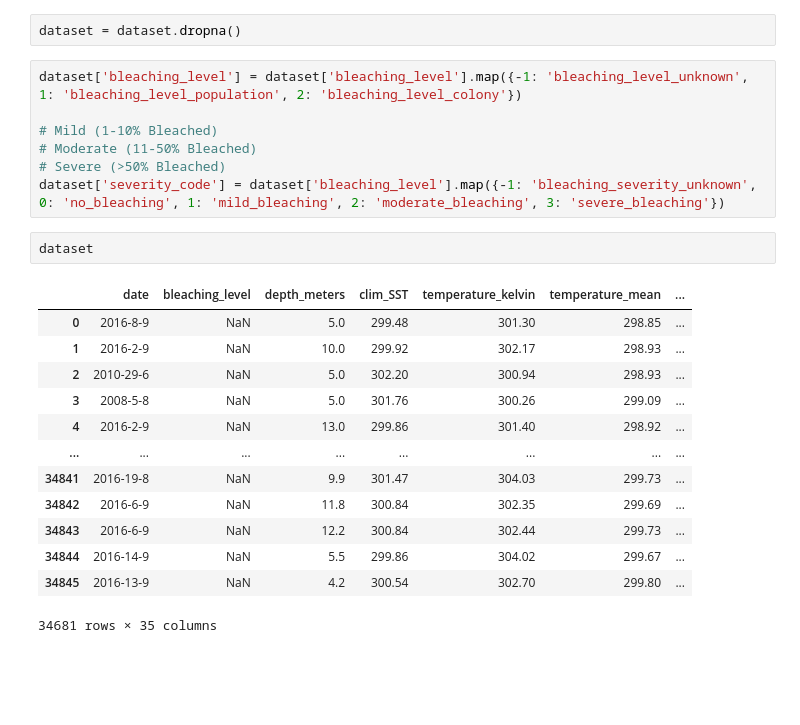
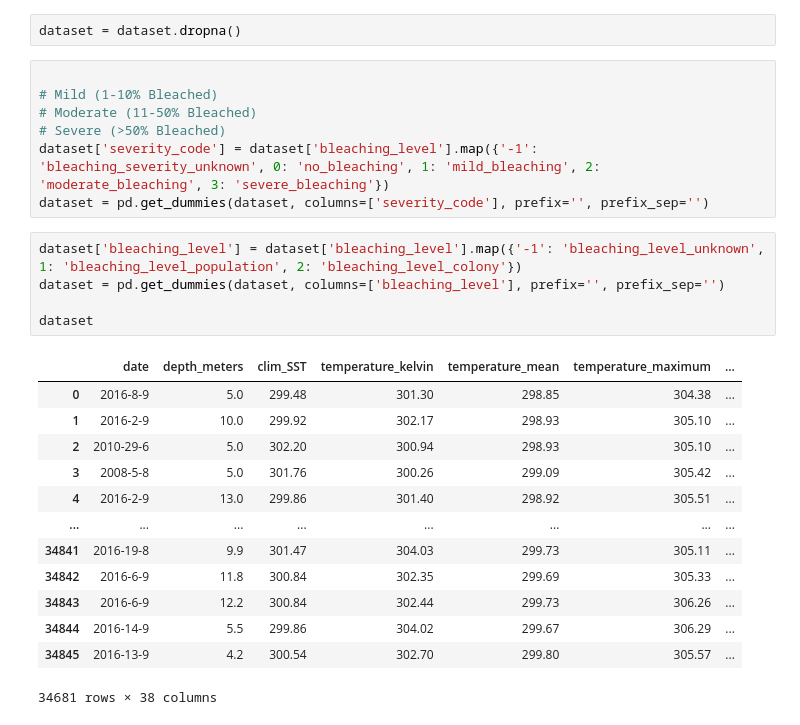
Before and after one commit to S-Romberg/ocean_temp_prediction, a Jupyter notebook: Linear Regression - Predicting Coral Bleaching/linear_regression.ipynb, the cells around one changed output. Drawn from its saved outputs; the diff is of its cells as text; blank space fills up the shorter version.

```diff
--- a/Linear Regression - Predicting Coral Bleaching/linear_regression.ipynb
+++ b/Linear Regression - Predicting Coral Bleaching/linear_regression.ipynb
@@ -71,25 +70,28 @@ dtype: int64
 # %%
 dataset = dataset.dropna()
 # %%
-dataset['bleaching_level'] = dataset['bleaching_level'].map({-1: 'bleaching_level_unknown', 1: 'bleaching_level_population', 2: 'bleaching_level_colony'})
 
 # Mild (1-10% Bleached)
 # Moderate (11-50% Bleached)
 # Severe (>50% Bleached)
-dataset['severity_code'] = dataset['bleaching_level'].map({-1: 'bleaching_severity_unknown', 0: 'no_bleaching', 1: 'mild_bleaching', 2: 'moderate_bleaching', 3: 'severe_bleaching'})
+dataset['severity_code'] = dataset['bleaching_level'].map({'-1': 'bleaching_severity_unknown', 0: 'no_bleaching', 1: 'mild_bleaching', 2: 'moderate_bleaching', 3: 'severe_bleaching'})
+dataset = pd.get_dummies(dataset, columns=['severity_code'], prefix='', prefix_sep='')
 # %%
+dataset['bleaching_level'] = dataset['bleaching_level'].map({'-1': 'bleaching_level_unknown', 1: 'bleaching_level_population', 2: 'bleaching_level_colony'})
+dataset = pd.get_dummies(dataset, columns=['bleaching_level'], prefix='', prefix_sep='')
+
 dataset
 # %% [output]
-|  | date | bleaching_level | depth_meters | clim_SST | temperature_kelvin | temperature_mean | ... |
-| 0 | 2016-8-9 | NaN | 5.0 | 299.48 | 301.30 | 298.85 | ... |
-| 1 | 2016-2-9 | NaN | 10.0 | 299.92 | 302.17 | 298.93 | ... |
-| 2 | 2010-29-6 | NaN | 5.0 | 302.20 | 300.94 | 298.93 | ... |
-| 3 | 2008-5-8 | NaN | 5.0 | 301.76 | 300.26 | 299.09 | ... |
-| 4 | 2016-2-9 | NaN | 13.0 | 299.86 | 301.40 | 298.92 | ... |
+|  | date | depth_meters | clim_SST | temperature_kelvin | temperature_mean | temperature_maximum | ... |
+| 0 | 2016-8-9 | 5.0 | 299.48 | 301.30 | 298.85 | 304.38 | ... |
+| 1 | 2016-2-9 | 10.0 | 299.92 | 302.17 | 298.93 | 305.10 | ... |
+| 2 | 2010-29-6 | 5.0 | 302.20 | 300.94 | 298.93 | 305.10 | ... |
+| 3 | 2008-5-8 | 5.0 | 301.76 | 300.26 | 299.09 | 305.42 | ... |
+| 4 | 2016-2-9 | 13.0 | 299.86 | 301.40 | 298.92 | 305.51 | ... |
 | ... | ... | ... | ... | ... | ... | ... | ... |
-| 34841 | 2016-19-8 | NaN | 9.9 | 301.47 | 304.03 | 299.73 | ... |
-| 34842 | 2016-6-9 | NaN | 11.8 | 300.84 | 302.35 | 299.69 | ... |
-| 34843 | 2016-6-9 | NaN | 12.2 | 300.84 | 302.44 | 299.73 | ... |
-| 34844 | 2016-14-9 | NaN | 5.5 | 299.86 | 304.02 | 299.67 | ... |
-| 34845 | 2016-13-9 | NaN | 4.2 | 300.54 | 302.70 | 299.80 | ... |
+| 34841 | 2016-19-8 | 9.9 | 301.47 | 304.03 | 299.73 | 305.11 | ... |
+| 34842 | 2016-6-9 | 11.8 | 300.84 | 302.35 | 299.69 | 305.33 | ... |
+| 34843 | 2016-6-9 | 12.2 | 300.84 | 302.44 | 299.73 | 306.26 | ... |
+| 34844 | 2016-14-9 | 5.5 | 299.86 | 304.02 | 299.67 | 306.29 | ... |
+| 34845 | 2016-13-9 | 4.2 | 300.54 | 302.70 | 299.80 | 305.57 | ... |
-34681 rows × 35 columns
+34681 rows × 38 columns
```
Also changed, not shown: parts of 1 cell of this notebook.
